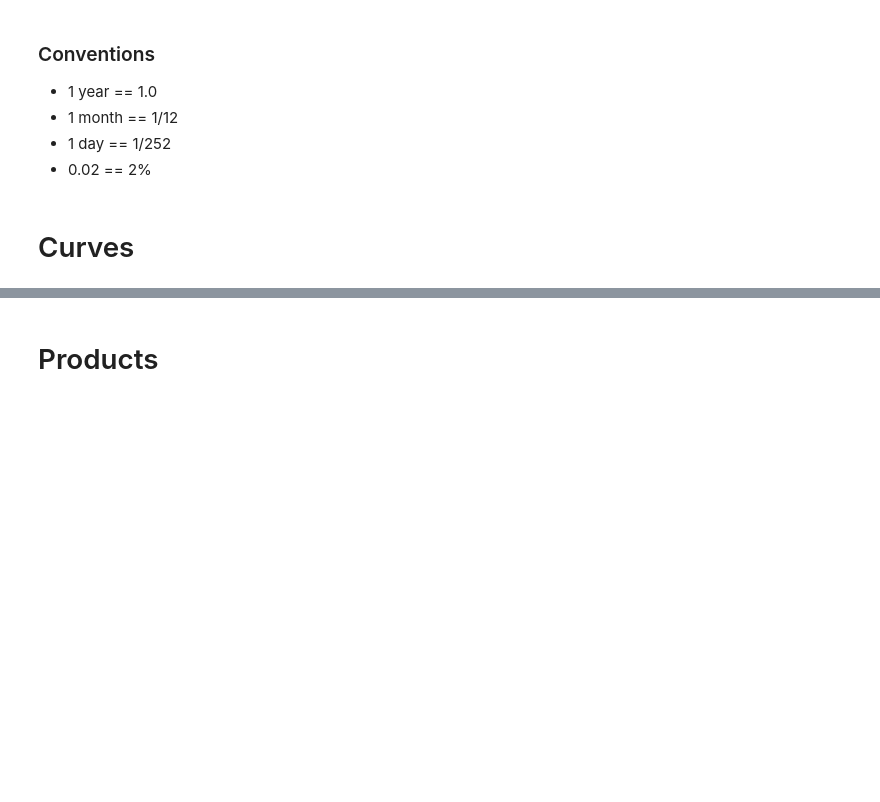
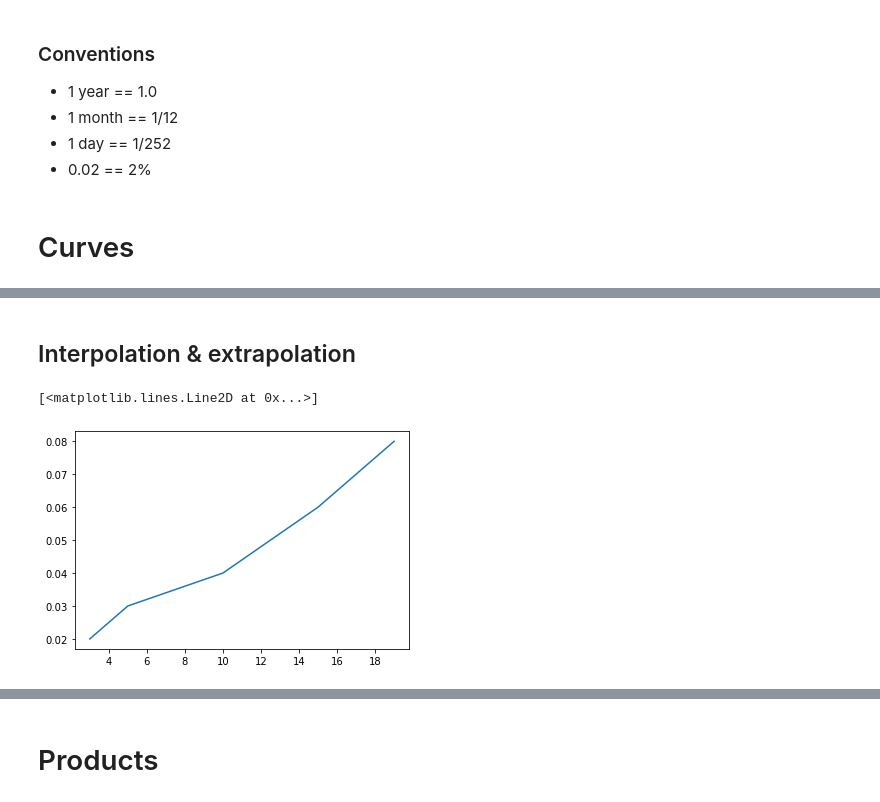
Before and after one commit to Center-for-Mathematical-Finance/cmf_rateslib, a Jupyter notebook: notebooks/Main.ipynb, the cells around one changed output, grey strips where cells are left out. Cells and saved outputs as stored; diff of their text form; code cells hidden in the pictures; blank space fills up the shorter version.

Commit message:
Interpolation, extrapolation, roll for zero_rate and log_df

```diff
--- a/notebooks/Main.ipynb
+++ b/notebooks/Main.ipynb
@@ -50,0 +68,2 @@ plot(t, curve.zero_rate(t), t, new_curve.zero_rate(t))
+# %% [markdown]
+## Interpolation & extrapolation
@@ -50,0 +72,7 @@ plot(t, curve.zero_rate(t), t, new_curve.zero_rate(t))
+# %%
+curve = ZeroCurve([3,5,10,15,19], [0.02, 0.03, 0.04,0.06,0.08])
+# %%
+plt.plot(curve._maturities,curve._rates)
+# %% [output]
+[<matplotlib.lines.Line2D at 0x...>]
+[figure, added]
```
Also changed, not shown: parts of 18 cells of this notebook, 3 other files.
